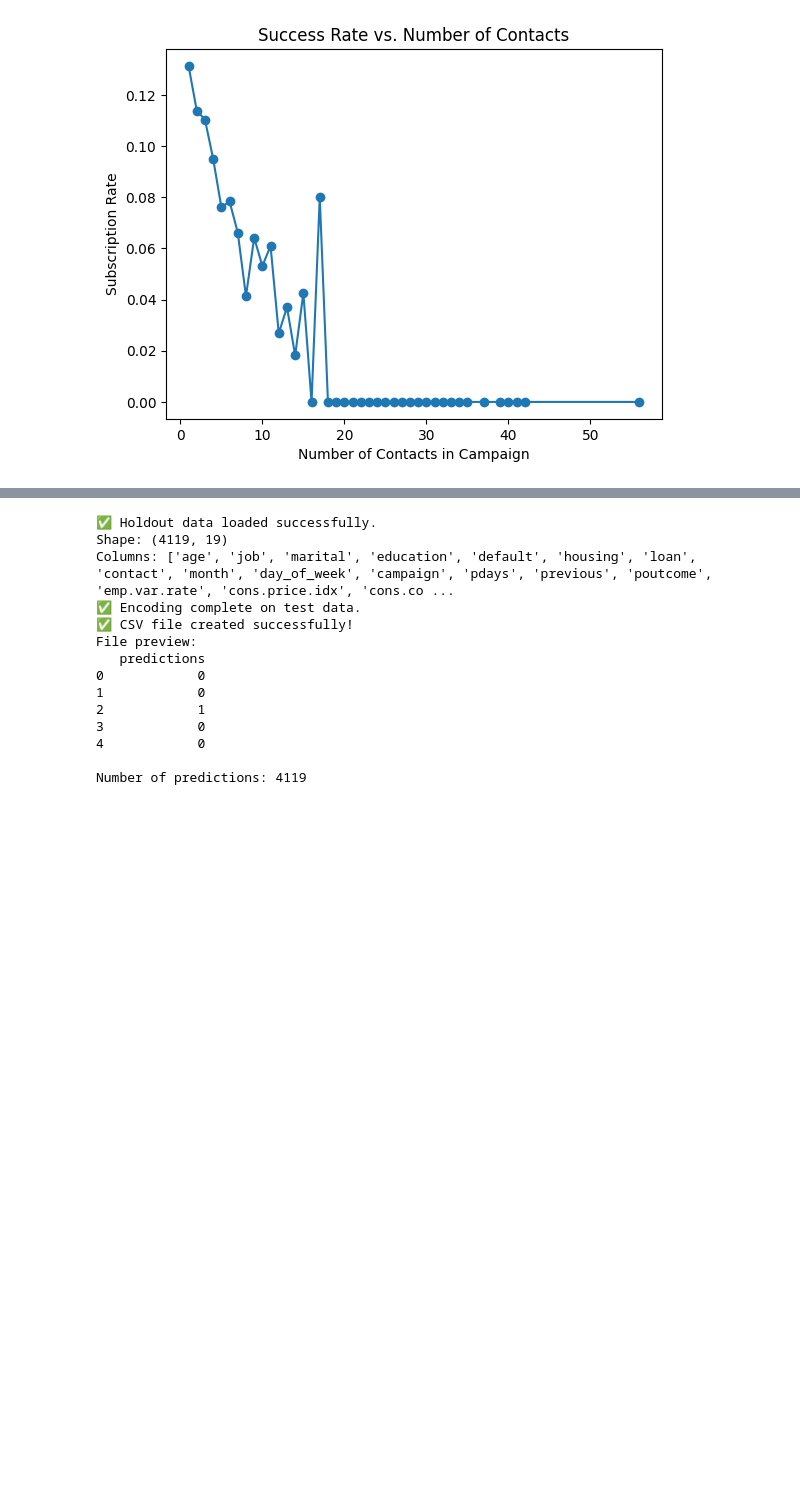
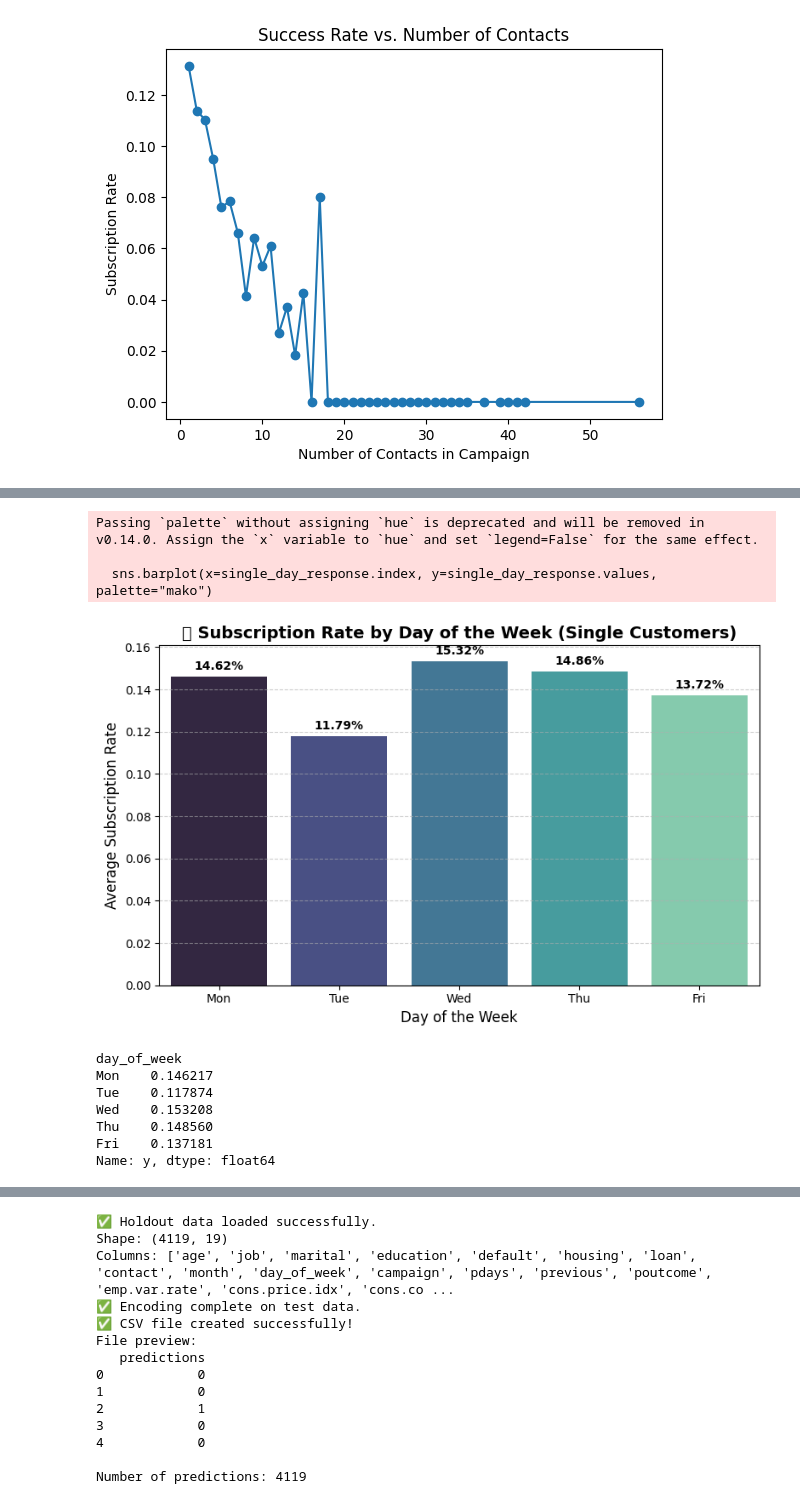
Before and after one commit to alvincharles45/alvincharles45.github.io, a Jupyter notebook: notebooks/starter_bank.ipynb, the cells around one changed output, grey strips where cells are left out. Cells and saved outputs as stored; diff of their text form; code cells hidden in the pictures; blank space fills up the shorter version.

```diff
--- a/notebooks/starter_bank.ipynb
+++ b/notebooks/starter_bank.ipynb
@@ -187,0 +225,38 @@ plt.show()
+# %%
+import matplotlib.pyplot as plt
+import seaborn as sns
+
+single_data = data[data["marital"] == 2]
+
+single_day_response = single_data.groupby("day_of_week")["y"].mean().sort_index()
+
+day_labels = {0: "Mon", 1: "Tue", 2: "Wed", 3: "Thu", 4: "Fri"}
+single_day_response.index = single_day_response.index.map(day_labels)
+
+plt.figure(figsize=(8,5))
+sns.barplot(x=single_day_response.index, y=single_day_response.values, palette="mako")
+
+plt.title("📅 Subscription Rate by Day of the Week (Single Customers)", fontsize=14, weight='bold')
+plt.xlabel("Day of the Week", fontsize=12)
+plt.ylabel("Average Subscription Rate", fontsize=12)
+
+for i, val in enumerate(single_day_response.values):
+    plt.text(i, val + 0.002, f"{val*100:.2f}%", ha='center', va='bottom', fontsize=10, weight='bold')
+
+plt.grid(axis="y", linestyle="--", alpha=0.6)
+plt.tight_layout()
+plt.show()
+
+print(single_day_response)
+# %% [output]
+Passing `palette` without assigning `hue` is deprecated and will be removed in v0.14.0. Assign the `x` variable to `hue` and set `legend=False` for the same effect.
+
+  sns.barplot(x=single_day_response.index, y=single_day_response.values, palette="mako")
+[figure, added]
+day_of_week
+Mon    0.146217
+Tue    0.117874
+Wed    0.153208
+Thu    0.148560
+Fri    0.137181
+Name: y, dtype: float64
```
Also changed, not shown: parts of 6 cells of this notebook.
